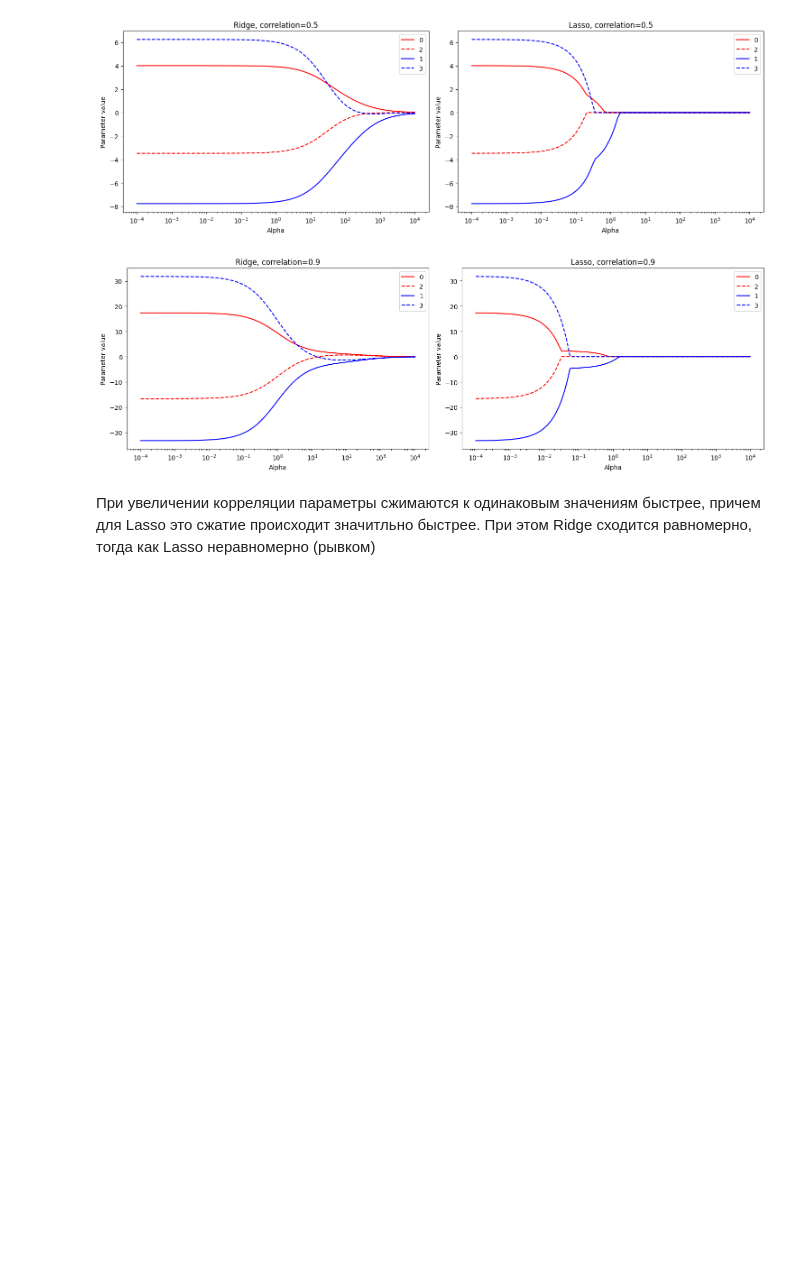
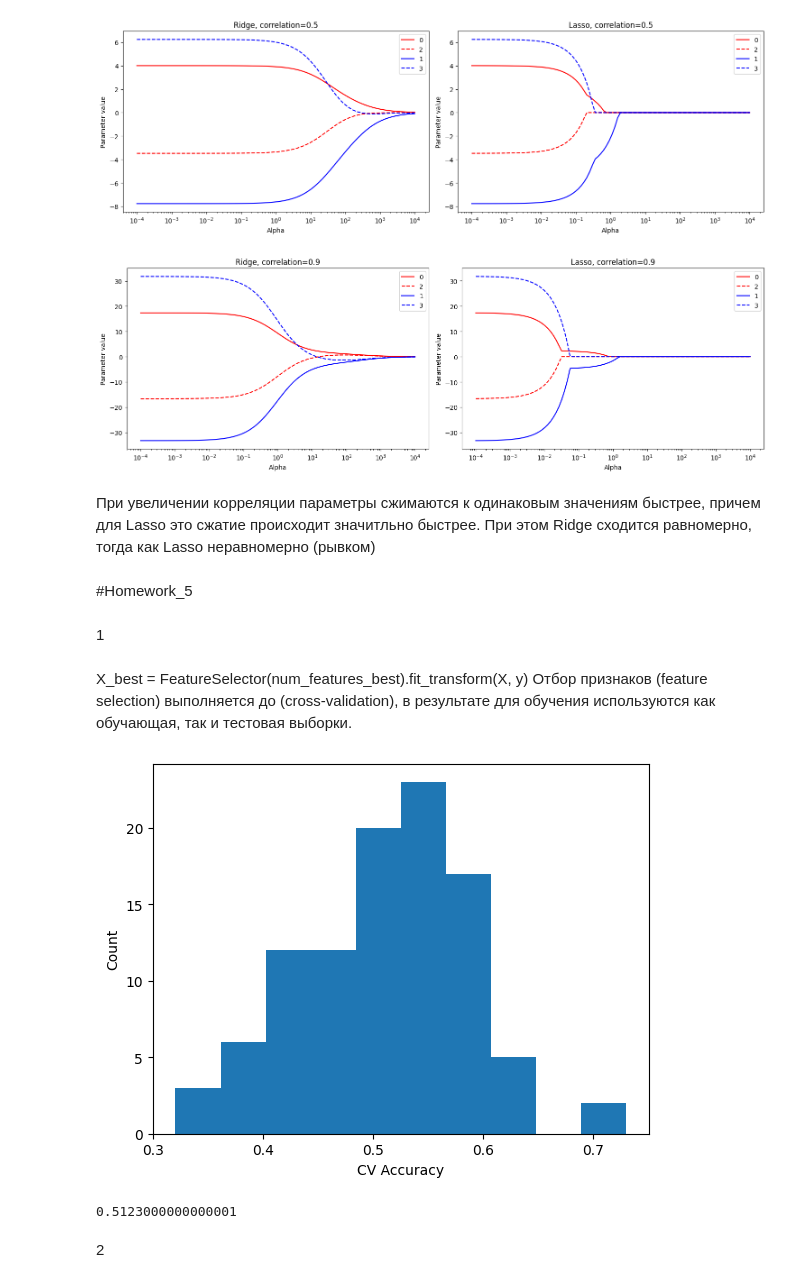
Before and after one commit to silvesttrnovikov-crypto/Homework_, a Jupyter notebook: untitl.ipynb, the cells around one changed output. Saved outputs shown, nothing was run; the diff lists cells and outputs as text; code cells hidden in the pictures; blank space fills up the shorter version.

```diff
--- a/untitl.ipynb
+++ b/untitl.ipynb
@@ -363,3 +363,61 @@ for correlation in [0.1, 0.5, 0.9]:
 [figure]
 # %% [markdown]
 При увеличении корреляции параметры сжимаются к одинаковым значениям быстрее, причем для Lasso это сжатие происходит значитльно быстрее. При этом Ridge сходится равномерно, тогда как Lasso неравномерно (рывком)
+# %% [markdown]
+#Homework_5
+# %% [markdown]
+1
+# %% [markdown]
+
+X_best = FeatureSelector(num_features_best).fit_transform(X, y)
+Отбор признаков (feature selection) выполняется до (cross-validation), в результате для обучения используются как обучающая, так и тестовая выборки.
+# %%
+import numpy as np
+import matplotlib.pyplot as plt
+from sklearn.svm import LinearSVC
+from sklearn.model_selection import cross_val_score
+from sklearn.pipeline import Pipeline
+
+class FeatureSelector:
+    def __init__(self, num_features):
+        self.n = num_features
+
+    def fit(self, X, y):
+        covariance = ((X - X.mean(axis=0)) * (y[:, np.newaxis] - y.mean())).mean(axis=0)
+        self.best_feature_ids = np.argsort(np.abs(covariance))[-self.n:]
+        return self
+
+    def transform(self, X):
+        return X[:, self.best_feature_ids]
+
+    def fit_transform(self, X, y):
+        self.fit(X, y)
+        return self.transform(X)
+
+num_features_total = 1000
+num_features_best = 100
+N = 100
+
+def experiment():
+    X = np.random.normal(size=(N, num_features_total))
+    y = np.random.randint(2, size=N)
+
+    pipeline = Pipeline([
+        ('selector', FeatureSelector(num_features_best)),
+        ('model', LinearSVC())
+    ])
+
+    return cross_val_score(pipeline, X, y, scoring='accuracy', cv=10, n_jobs=-1).mean()
+
+results = [experiment() for _ in range(100)]
+plt.hist(results, bins=10)
+plt.xlabel("CV Accuracy")
+plt.ylabel("Count")
+plt.show()
+
+print(np.mean(results))
+# %% [output]
+[figure, added]
+0.5123000000000001
+# %% [markdown]
+2
```
Also changed, not shown: parts of 1 cell of this notebook.
